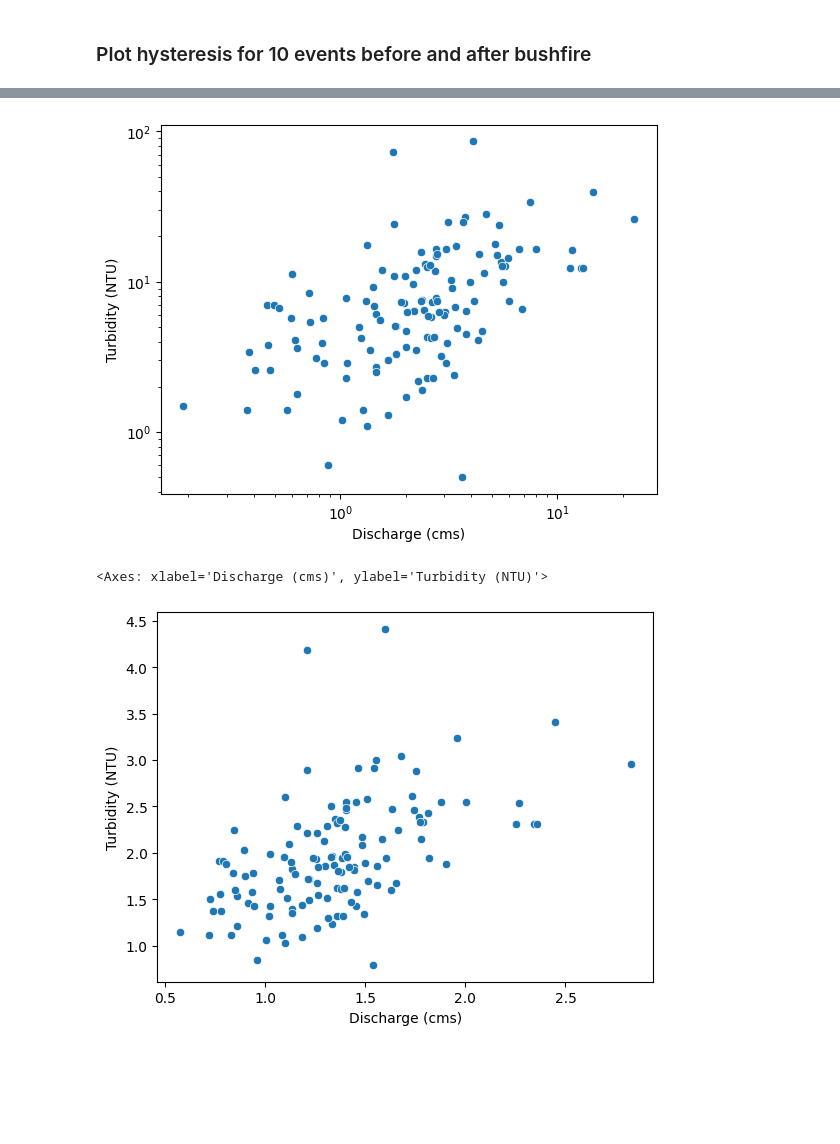
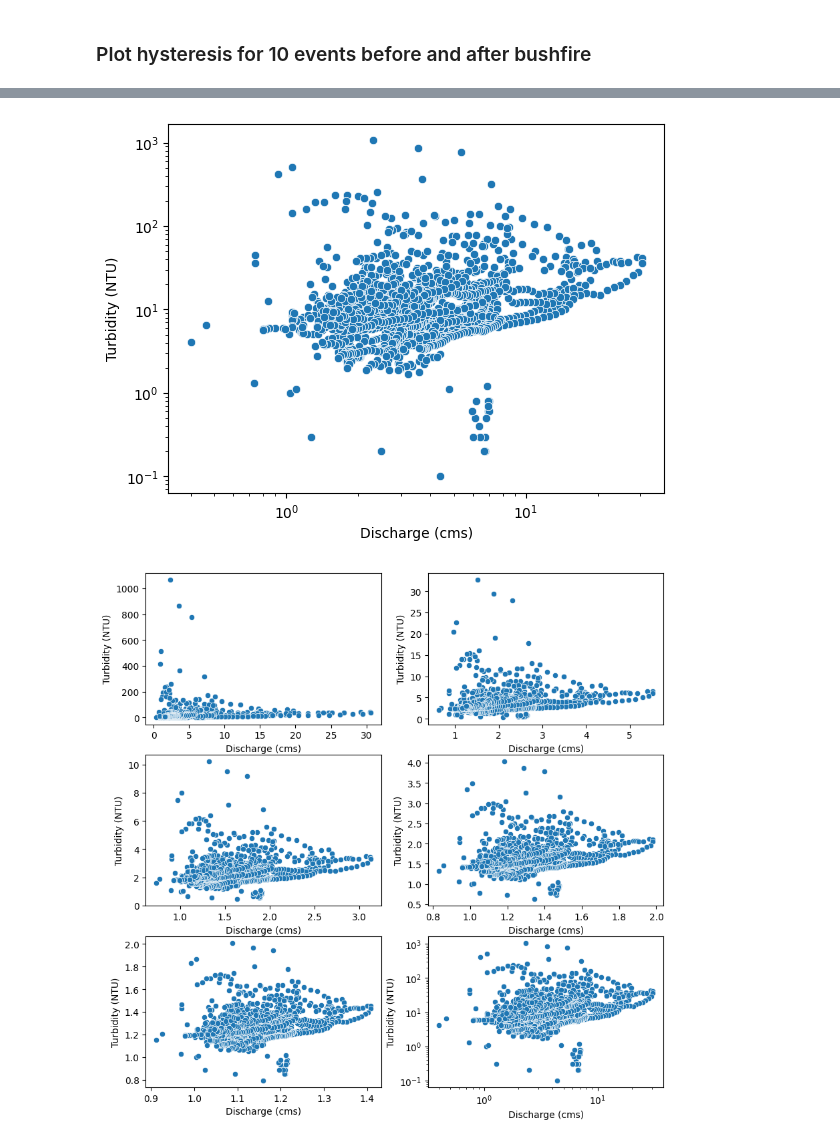
Before and after one commit to QianWanghhu/BushFireWQ, a Jupyter notebook: src/Explore_212058_CQ.ipynb, the cells around one changed output, grey strips where cells are left out. Drawn from its saved outputs; the diff is of its cells as text; code cells hidden in the pictures; blank space fills up the shorter version.

```diff
--- a/src/Explore_212058_CQ.ipynb
+++ b/src/Explore_212058_CQ.ipynb
@@ -176,14 +145,0 @@ plt.savefig(f'{fig_dir}HystIndexHist.png', format = 'png', dpi=300)
-# %%
-# Plot flushing index
-fig, axes = plt.subplots(nrows=1, ncols=2, figsize=(9, 4))
-title_labels = ['Prefire', f'Postfire (till {date_postyear.date()})']
-kk = 0
-for df_temp in [pre_hys, post_hys]:
-    axes[kk].hist(df_temp['flsh_index'].unique())
-    axes[kk].set_ylabel('Counts', fontsize = 12)
-    axes[kk].set_xlabel('Flushing Index', fontsize = 12)
-    axes[kk].tick_params(axis='both', which = 'major', labelsize = 11)
-    axes[kk].set_title(title_labels[kk], loc='center', fontsize = 12)
-    kk += 1
-plt.tight_layout()
-plt.savefig(f'{fig_dir}FlushIndexHist.png', format = 'png', dpi=300)
@@ -209,7 +189,7 @@ array(['storm_242', 'storm_243', 'storm_244', 'storm_245', 'storm_246',
 # Read storm event data
 freq = 'Hourly'
 Q_thre = 2
-storm_data = pd.read_csv('../output/CQ_analysis/212058/' + f'DailyQ_above_{Q_thre}_212058_StormEventRefilterData.csv', index_col = 'id')
+storm_data = pd.read_csv('../output/CQ_analysis/212058/' + f'Q_above_{Q_thre}_212058_StormEventRefilterData.csv', index_col = 'id')
 cols = storm_data.columns
 storm_data['Datetime'] = pd.to_datetime(storm_data['Datetime'])
 site = 212058
@@ -221,24 +201,36 @@ sns.scatterplot(x=x_lab, y=y_lab, data=storm_data[storm_data.Datetime < date_pos
 plt.xscale('log')
 plt.yscale('log')
 # %% [output]
-[figure, old version]
+[figure, new version]
 # %%
 ## Explore the relationship in 1/n space
 # Read storm event data
 freq = 'Hourly'
 Q_thre = 2
-storm_data = pd.read_csv('../output/CQ_analysis/212058/' + f'DailyQ_above_{Q_thre}_212058_StormEventRefilterData.csv', index_col = 'id')
+storm_data = pd.read_csv('../output/CQ_analysis/212058/' + f'Q_above_{Q_thre}_212058_StormEventRefilterData.csv', index_col = 'id')
 cols = storm_data.columns
 storm_data['Datetime'] = pd.to_datetime(storm_data['Datetime'])
 site = 212058
 x_lab = cols[3]
 y_lab = cols[2]
-n = 3
-storm_data.loc[:, x_lab] = np.power(storm_data.loc[:, x_lab], 1/n)
-storm_data.loc[:, y_lab] = np.power(storm_data.loc[:, y_lab], 1/n)
-storm_data.drop_duplicates('Datetime', inplace=True)
-# Scatter plot
-sns.scatterplot(x=x_lab, y=y_lab, data=storm_data[storm_data.Datetime < date_postfire])
+data_copy = storm_data.copy()
+fig, axes = plt.subplots(nrows=3, ncols=2, figsize = (10, 10))
+kk = 0
+test_n = [1, 2, 3, 5, 10]
+for ii in range(3):
+    for jj in range(2):
+        if kk <= 4:
+            n = test_n[kk]
+            data_copy.loc[:, x_lab] = np.power(storm_data.loc[:, x_lab], 1/n)
+            data_copy.loc[:, y_lab] = np.power(storm_data.loc[:, y_lab], 1/n)
+            data_copy.drop_duplicates('Datetime', inplace=True)
+            # Scatter plot
+            kk += 1
+            sns.scatterplot(x=x_lab, y=y_lab, data=data_copy[data_copy.Datetime < date_postfire], ax=axes[ii, jj])
+        else:
+            sns.scatterplot(x=x_lab, y=y_lab, data=storm_data[storm_data.Datetime < date_postfire], ax=axes[ii, jj])
+            ax=axes[ii, jj].set_xscale('log')
+            ax=axes[ii, jj].set_yscale('log')
+# plt.savefig(f'{fig_dir}test_n.png', format = 'png', dpi=300)
 # %% [output]
-<Axes: xlabel='Discharge (cms)', ylabel='Turbidity (NTU)'>
-[figure, old version]
+[figure, new version]
```
Also changed, not shown: parts of 11 cells of this notebook, 15 other files.
